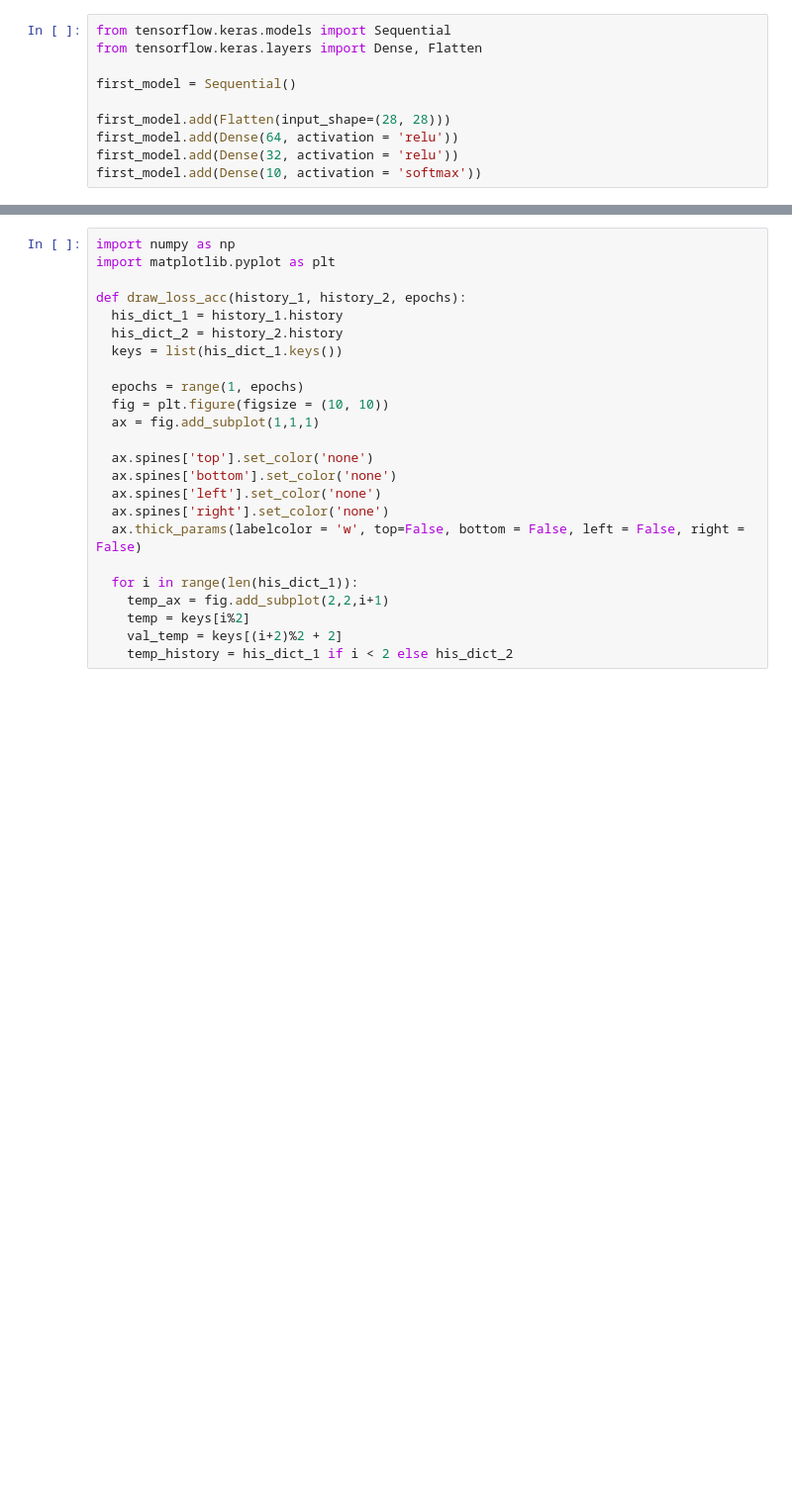
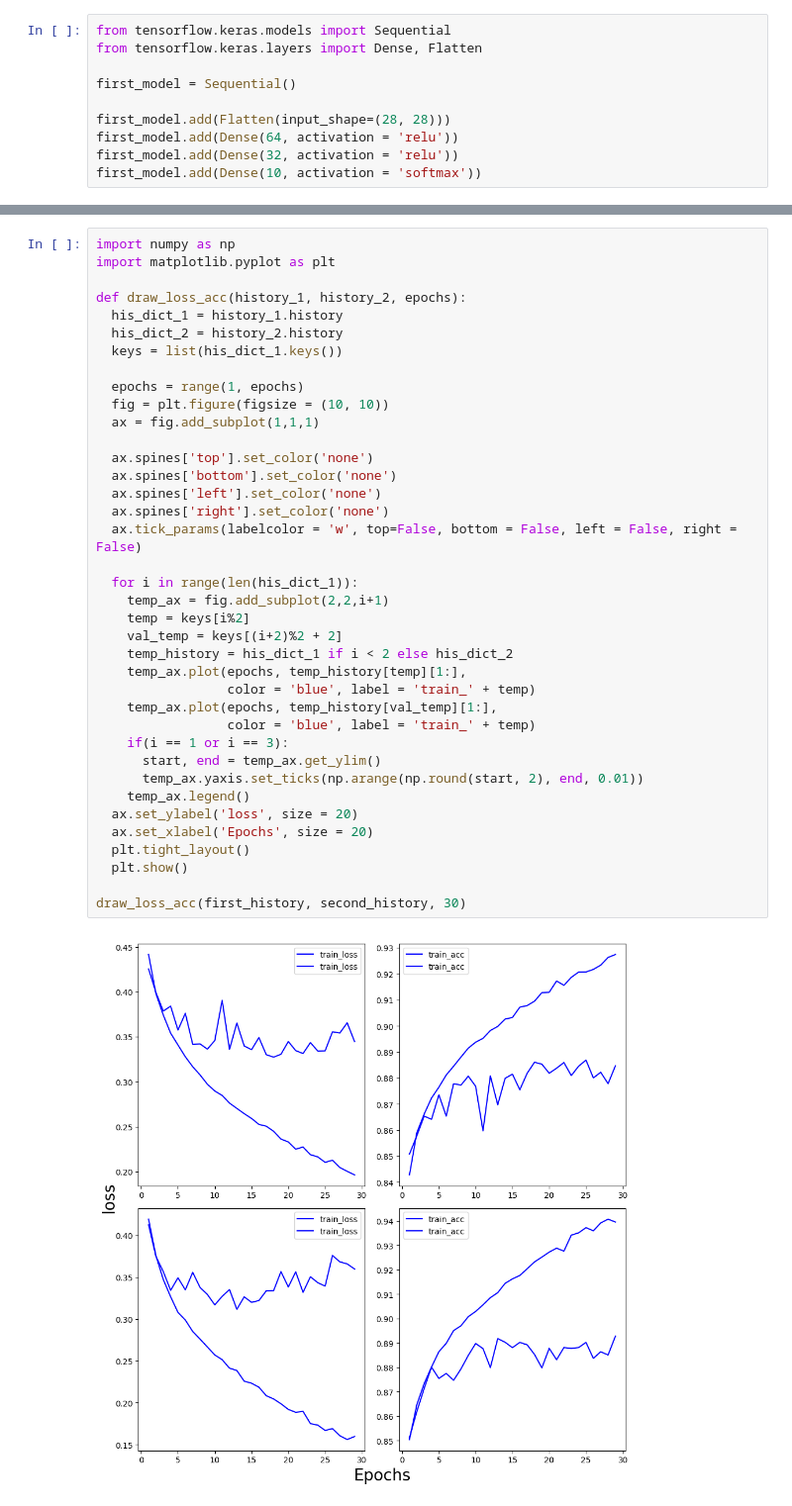
Before and after one commit to joon-11/learnAI, a Jupyter notebook: 딥러닝/MNIST.ipynb, the cells around one changed output, grey strips where cells are left out. Shown: that part at 99% size. Drawn from its saved outputs; the diff is of its cells as text; blank space fills up the shorter version.

```diff
--- a/딥러닝/MNIST.ipynb
+++ b/딥러닝/MNIST.ipynb
@@ -374,24 +376,40 @@ Epoch 30/30
 # %%
 import numpy as np
 import matplotlib.pyplot as plt
 
 def draw_loss_acc(history_1, history_2, epochs):
   his_dict_1 = history_1.history
   his_dict_2 = history_2.history
   keys = list(his_dict_1.keys())
 
   epochs = range(1, epochs)
   fig = plt.figure(figsize = (10, 10))
   ax = fig.add_subplot(1,1,1)
 
   ax.spines['top'].set_color('none')
   ax.spines['bottom'].set_color('none')
   ax.spines['left'].set_color('none')
   ax.spines['right'].set_color('none')
-  ax.thick_params(labelcolor = 'w', top=False, bottom = False, left = False, right = False)
+  ax.tick_params(labelcolor = 'w', top=False, bottom = False, left = False, right = False)
 
   for i in range(len(his_dict_1)):
     temp_ax = fig.add_subplot(2,2,i+1)
     temp = keys[i%2]
     val_temp = keys[(i+2)%2 + 2]
     temp_history = his_dict_1 if i < 2 else his_dict_2
+    temp_ax.plot(epochs, temp_history[temp][1:],
+                 color = 'blue', label = 'train_' + temp)
+    temp_ax.plot(epochs, temp_history[val_temp][1:],
+                 color = 'blue', label = 'train_' + temp)
+    if(i == 1 or i == 3):
+      start, end = temp_ax.get_ylim()
+      temp_ax.yaxis.set_ticks(np.arange(np.round(start, 2), end, 0.01))
+    temp_ax.legend()
+  ax.set_ylabel('loss', size = 20)
+  ax.set_xlabel('Epochs', size = 20)
+  plt.tight_layout()
+  plt.show()
+
+draw_loss_acc(first_history, second_history, 30)
+# %% [output]
+[figure, added]
```
Also changed, not shown: parts of 21 cells of this notebook.
